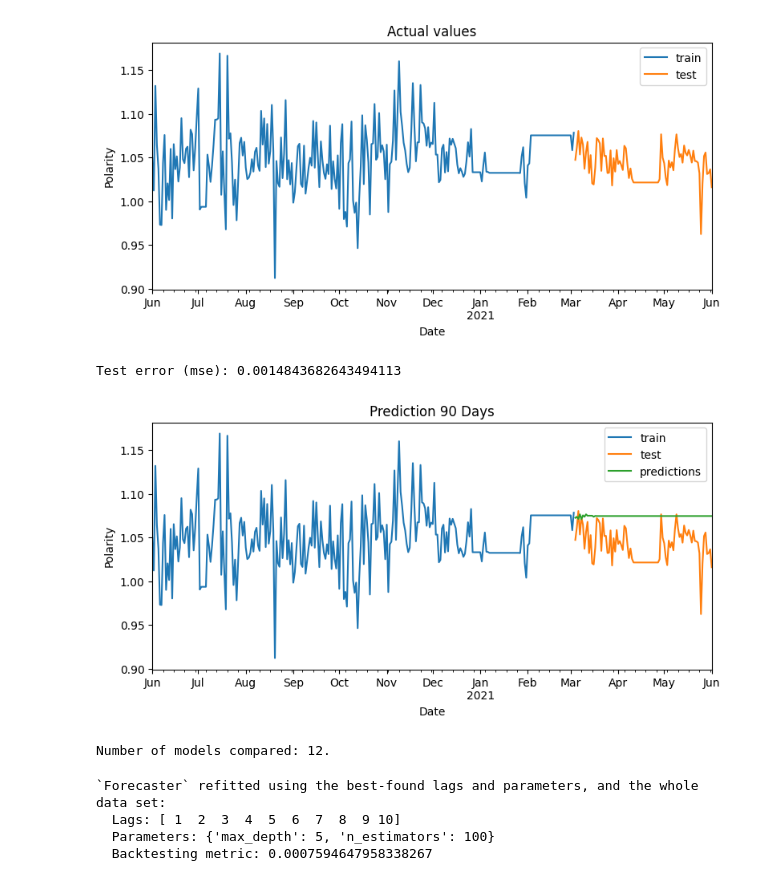
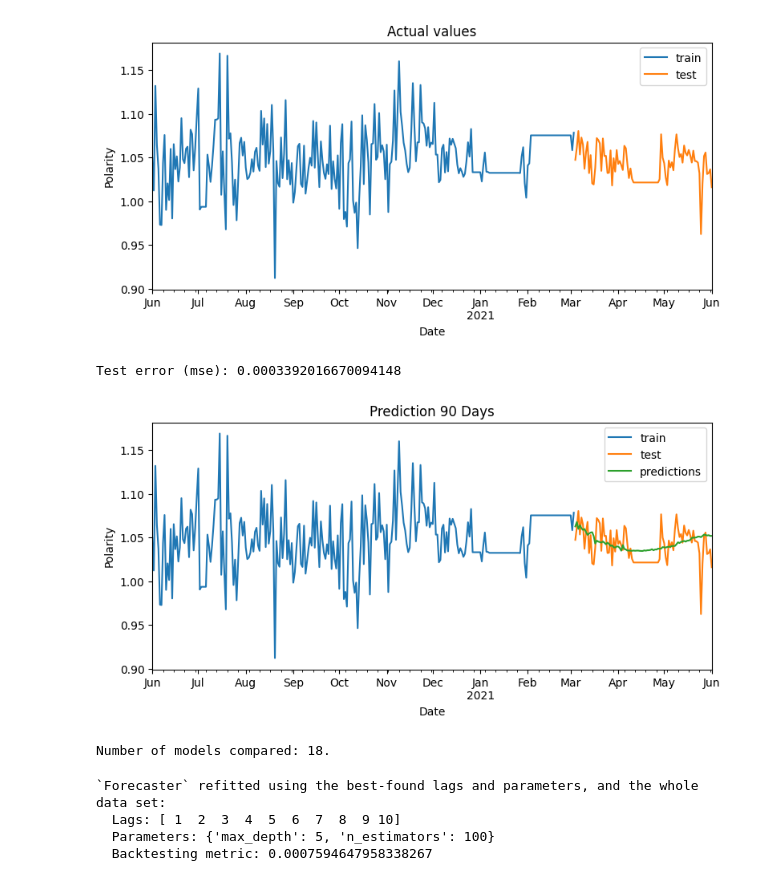
Before and after one commit to sba22243/ca2-sem2, a Jupyter notebook: sba22243_Integrated_CA2_sentiment_step_2.ipynb, the cells around one changed output. Saved outputs shown, nothing was run; the diff lists cells and outputs as text; code cells hidden in the pictures.

```diff
--- a/sba22243_Integrated_CA2_sentiment_step_2.ipynb
+++ b/sba22243_Integrated_CA2_sentiment_step_2.ipynb
@@ -678,38 +678,38 @@ Text(0.5, 0, 'Date')
 # ==============================================================================
 forecaster = ForecasterAutoreg(
                 regressor = RandomForestRegressor(random_state=123),
-                lags = 6
+                lags = 90
                 )
 
 forecaster.fit(y=data_train['sentiment_compound'])
 forecaster
 
 # Predictions
 # ==============================================================================
 predictions_90days = forecaster.predict(steps=steps)
 
 # Plot
 # ==============================================================================
 fig, ax = plt.subplots(figsize=(9, 4))
 data_train['sentiment_compound'].plot(ax=ax, label='train')
 data_test['sentiment_compound'].plot(ax=ax, label='test')
 predictions_90days.plot(ax=ax, label='predictions')
 ax.legend();
 ax.set_title('Prediction 90 Days')
 ax.set_ylabel('Polarity')
 ax.set_xlabel('Date')
 
 # Test error
 # ==============================================================================
 error_mse = mean_squared_error(
                 y_true = data_test['sentiment_compound'],
                 y_pred = predictions_90days
             )
 
 print(f"Test error (mse): {error_mse}")
 # %% [output]
-Test error (mse): 0.0014843682643494113
+Test error (mse): 0.0003392016670094148
-[figure, old version]
+[figure, new version]
 # %%
 # Hyperparameter tuning
 
@@ -719,7 +719,7 @@ forecaster = ForecasterAutoreg(
              )
 
 # Lags used as predictors
-lags_grid = [10, 20]
+lags_grid = [10,50,90]
 
 # Regressor's hyperparameters
 param_grid = {'n_estimators': [100, 500],
@@ -739,7 +739,7 @@ results_grid = grid_search_forecaster(
                         verbose            = False
                )
 # %% [output]
-Number of models compared: 12.
+Number of models compared: 18.
 `Forecaster` refitted using the best-found lags and parameters, and the whole data set:
   Lags: [ 1  2  3  4  5  6  7  8  9 10]
   Parameters: {'max_depth': 5, 'n_estimators': 100}
```
Also changed, not shown: parts of 6 cells of this notebook.
